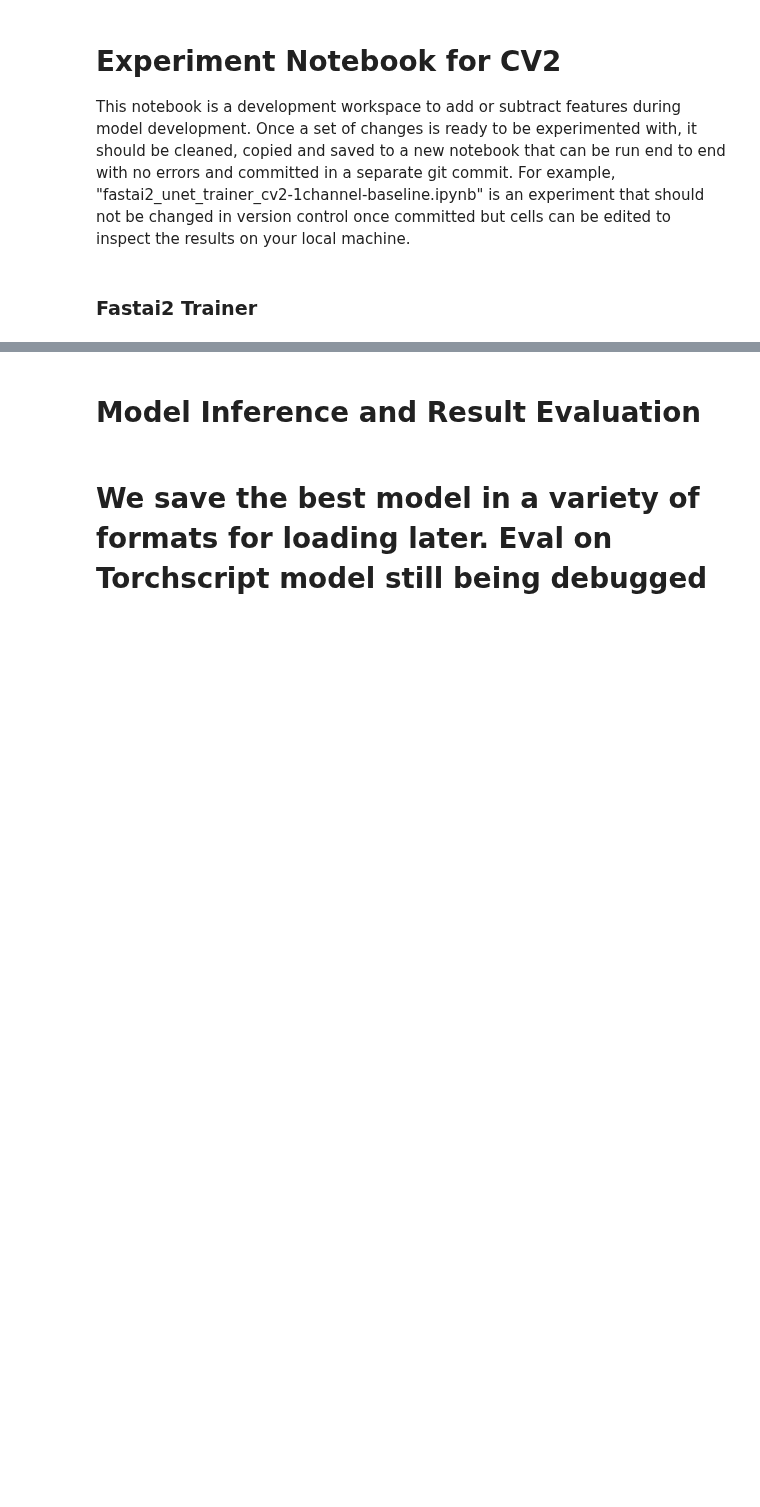
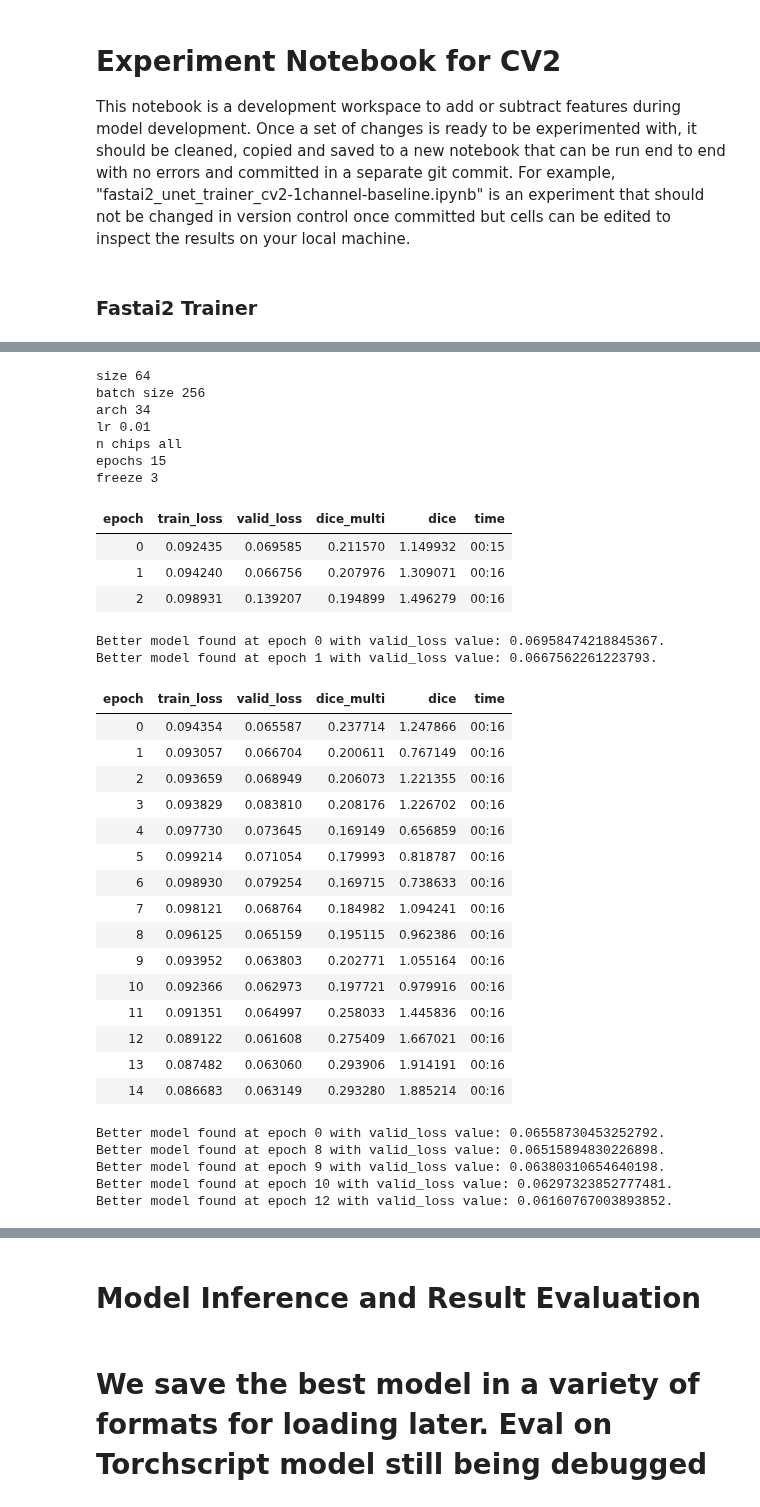
Before and after one commit to SkyTruth/cerulean-ml, a Jupyter notebook: notebooks/fastai2_unet_trainer_cv2.ipynb, the cells around one changed output, grey strips where cells are left out. Saved outputs shown, nothing was run; the diff lists cells and outputs as text; code cells hidden in the pictures; blank space fills up the shorter version.

```diff
--- a/notebooks/fastai2_unet_trainer_cv2.ipynb
+++ b/notebooks/fastai2_unet_trainer_cv2.ipynb
@@ -151,6 +170,45 @@ learner = unet_learner(dls, archs[arch], metrics=[DiceMulti, Dice],
 # %%
 print("size", size)
 print("batch size", bs)
 print("arch", arch)
+print("lr", lr)
 print("n chips", n)
-print("epochs (with early stopping and patience=10):", epochs)
+print("epochs", epochs)
+print("freeze", freeze)
+
+learner.fine_tune(epochs, lr, freeze_epochs=freeze) # cbs=cbs
+# %% [output]
+size 64
+batch size 256
+arch 34
+lr 0.01
+n chips all
+epochs 15
+freeze 3
+| epoch | train_loss | valid_loss | dice_multi | dice | time |
+| 0 | 0.092435 | 0.069585 | 0.211570 | 1.149932 | 00:15 |
+| 1 | 0.094240 | 0.066756 | 0.207976 | 1.309071 | 00:16 |
+| 2 | 0.098931 | 0.139207 | 0.194899 | 1.496279 | 00:16 |
+Better model found at epoch 0 with valid_loss value: 0.06958474218845367.
+Better model found at epoch 1 with valid_loss value: 0.0667562261223793.
+| epoch | train_loss | valid_loss | dice_multi | dice | time |
+| 0 | 0.094354 | 0.065587 | 0.237714 | 1.247866 | 00:16 |
+| 1 | 0.093057 | 0.066704 | 0.200611 | 0.767149 | 00:16 |
+| 2 | 0.093659 | 0.068949 | 0.206073 | 1.221355 | 00:16 |
+| 3 | 0.093829 | 0.083810 | 0.208176 | 1.226702 | 00:16 |
+| 4 | 0.097730 | 0.073645 | 0.169149 | 0.656859 | 00:16 |
+| 5 | 0.099214 | 0.071054 | 0.179993 | 0.818787 | 00:16 |
+| 6 | 0.098930 | 0.079254 | 0.169715 | 0.738633 | 00:16 |
+| 7 | 0.098121 | 0.068764 | 0.184982 | 1.094241 | 00:16 |
+| 8 | 0.096125 | 0.065159 | 0.195115 | 0.962386 | 00:16 |
+| 9 | 0.093952 | 0.063803 | 0.202771 | 1.055164 | 00:16 |
+| 10 | 0.092366 | 0.062973 | 0.197721 | 0.979916 | 00:16 |
+| 11 | 0.091351 | 0.064997 | 0.258033 | 1.445836 | 00:16 |
+| 12 | 0.089122 | 0.061608 | 0.275409 | 1.667021 | 00:16 |
+| 13 | 0.087482 | 0.063060 | 0.293906 | 1.914191 | 00:16 |
+| 14 | 0.086683 | 0.063149 | 0.293280 | 1.885214 | 00:16 |
+Better model found at epoch 0 with valid_loss value: 0.06558730453252792.
+Better model found at epoch 8 with valid_loss value: 0.06515894830226898.
+Better model found at epoch 9 with valid_loss value: 0.06380310654640198.
+Better model found at epoch 10 with valid_loss value: 0.06297323852777481.
+Better model found at epoch 12 with valid_loss value: 0.06160767003893852.
```
Also changed, not shown: parts of 16 cells of this notebook.
